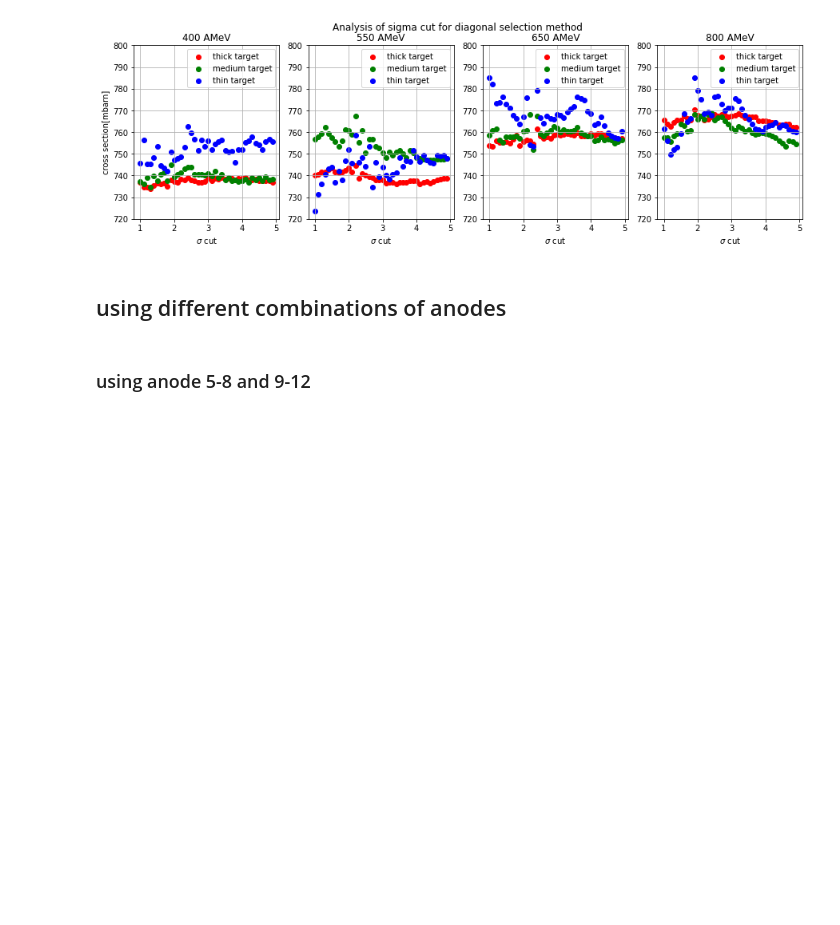
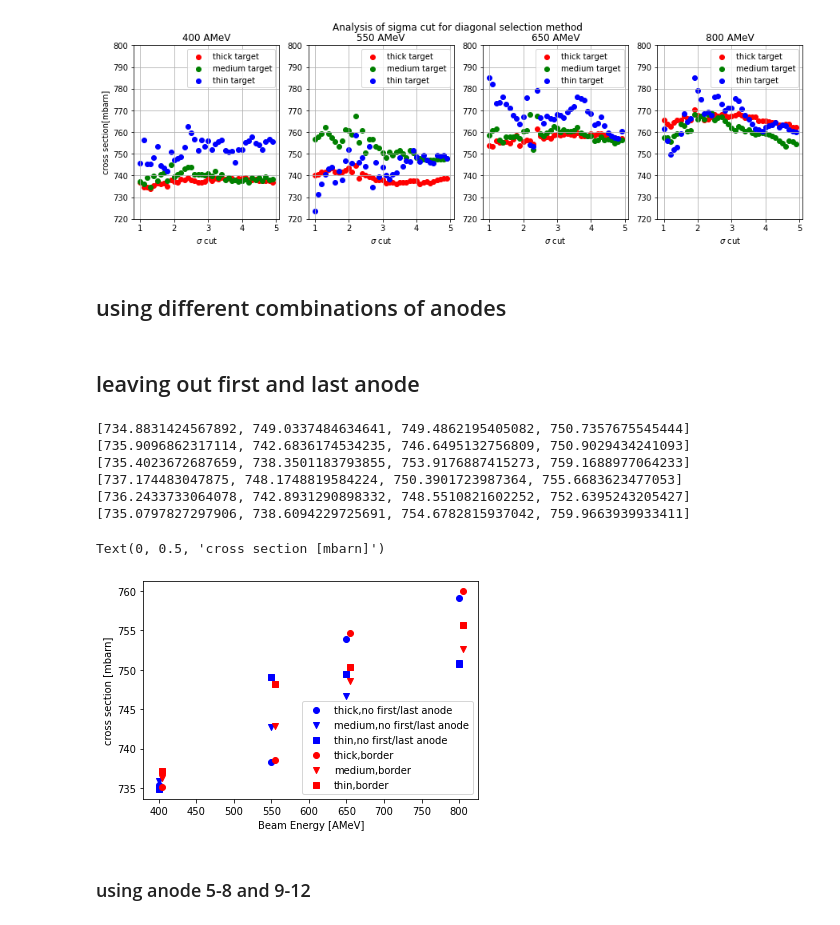
Before and after one commit to jenegger/r3bweek24_gsi, a Jupyter notebook: preliminary_charge_chaning_methods.ipynb, the cells around one changed output. Drawn from its saved outputs; the diff is of its cells as text; code cells hidden in the pictures; blank space fills up the shorter version.

```diff
--- a/preliminary_charge_chaning_methods.ipynb
+++ b/preliminary_charge_chaning_methods.ipynb
@@ -347,6 +347,54 @@ Text(0.5, 0.98, 'Analysis of sigma cut for diagonal selection method')
 [figure]
 # %% [markdown]
 ## using different combinations of anodes
+# %% [markdown]
+## leaving out first and last anode
+# %%
+file_no_first_last_gaus2d_border_35 = "comb_justnotlastfirstanode_gauss2d_border.txt"
+cccs_border_3_5_thin_no_first_last = cccs(file_no_first_last_gaus2d_border_35,"thin")
+cccs_border_3_5_medium_no_first_last = cccs(file_no_first_last_gaus2d_border_35,"medium")
+cccs_border_3_5_thick_no_first_last = cccs(file_no_first_last_gaus2d_border_35,"thick")
+
+file_gauss2d_border_3_5_sigma = 'comb_gauss2d_border.txt'
+
+
+cccs_border_3_5_thin = cccs(file_gauss2d_border_3_5_sigma,"thin")
+cccs_border_3_5_medium = cccs(file_gauss2d_border_3_5_sigma,"medium")
+cccs_border_3_5_thick = cccs(file_gauss2d_border_3_5_sigma,"thick")
+
+
+print(cccs_border_3_5_thin_no_first_last)
+print(cccs_border_3_5_medium_no_first_last)
+print(cccs_border_3_5_thick_no_first_last)
+
+print(cccs_border_3_5_thin)
+print(cccs_border_3_5_medium)
+print(cccs_border_3_5_thick)
+
+fig, ax = plt.subplots()
+#fig.tight_layout()
+energy = [400,550,650,800]
+#ax.set_ylim([720,800])
+ax.scatter(energy,cccs_border_3_5_thick_no_first_last,label="thick,no first/last anode",color='blue',marker="o")
+ax.scatter(energy,cccs_border_3_5_medium_no_first_last,label="medium,no first/last anode",color='blue',marker="v")
+ax.scatter(energy,cccs_border_3_5_thin_no_first_last,label="thin,no first/last anode",color='blue',marker="s")
+energy = [405,555,655,805]
+ax.scatter(energy,cccs_border_3_5_thick,label="thick,border",color='red',marker="o")
+ax.scatter(energy,cccs_border_3_5_medium,label="medium,border",color='red',marker="v")
+ax.scatter(energy,cccs_border_3_5_thin,label="thin,border",color='red',marker="s")
+
+ax.legend()
+ax.set_xlabel("Beam Energy [AMeV]")
+ax.set_ylabel("cross section [mbarn]")
+# %% [output]
+[734.8831424567892, 749.0337484634641, 749.4862195405082, 750.7357675545444]
+[735.9096862317114, 742.6836174534235, 746.6495132756809, 750.9029434241093]
+[735.4023672687659, 738.3501183793855, 753.9176887415273, 759.1688977064233]
+[737.174483047875, 748.1748819584224, 750.3901723987364, 755.6683623477053]
+[736.2433733064078, 742.8931290898332, 748.5510821602252, 752.6395243205427]
+[735.0797827297906, 738.6094229725691, 754.6782815937042, 759.9663939933411]
+Text(0, 0.5, 'cross section [mbarn]')
+[figure, added]
 # %% [markdown]
 ### using anode 5-8 and 9-12
 # %%
```
Also changed, not shown: 2 other files.
